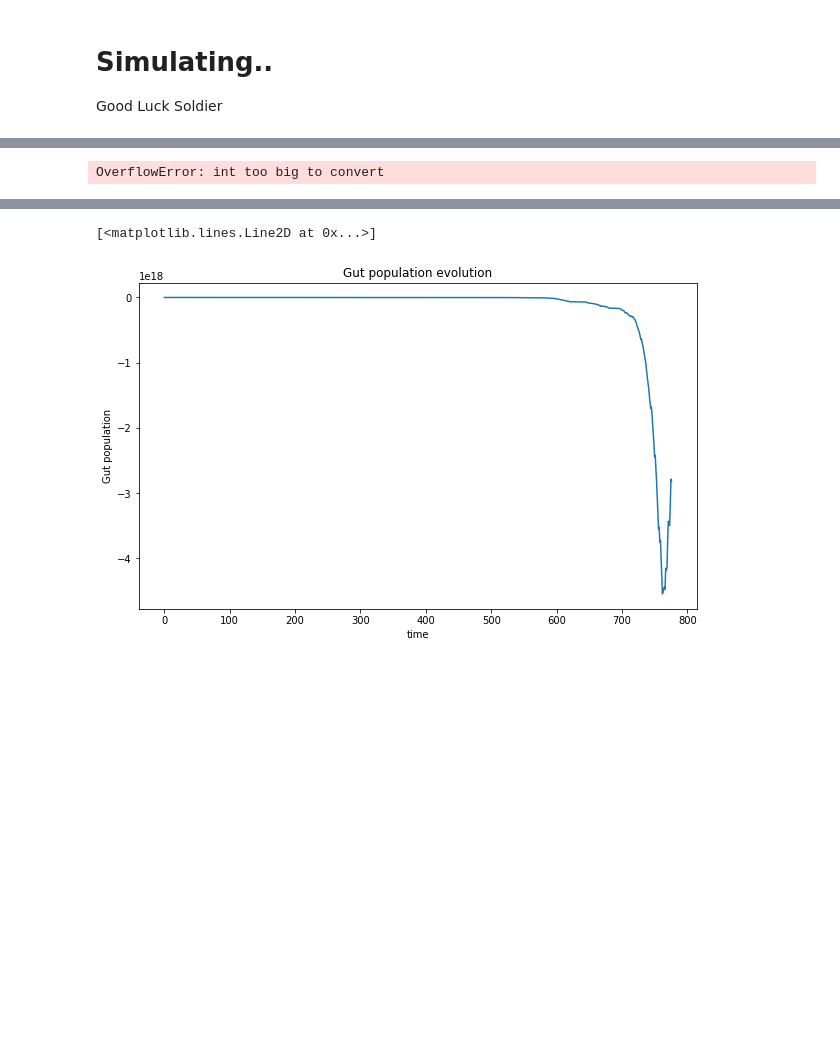
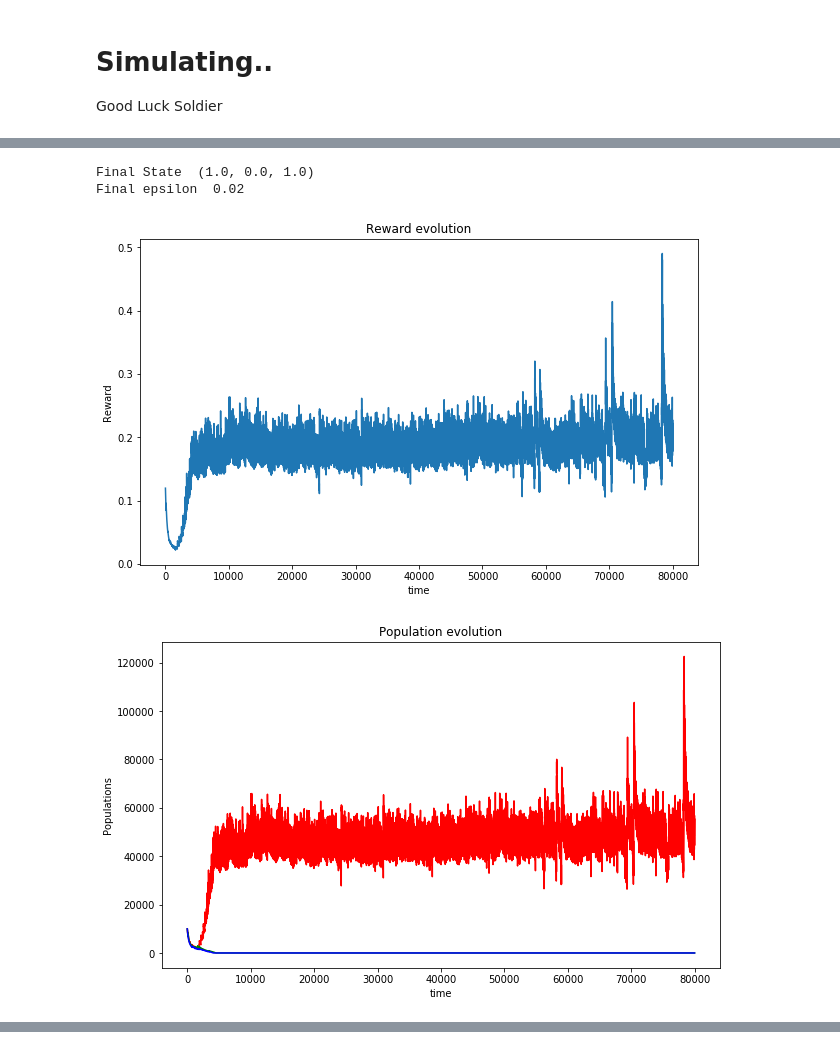
Before and after one commit to GaneshVShinde/GutToyModel, a Jupyter notebook: ashwinToy.ipynb, the cells around one changed output, grey strips where cells are left out. Cells and saved outputs as stored; diff of their text form; code cells hidden in the pictures; blank space fills up the shorter version.

```diff
--- a/ashwinToy.ipynb
+++ b/ashwinToy.ipynb
@@ -438,10 +484,10 @@ population3History = []
 populationDopamineHistory = []
 nutrientDopamineHistory = []
 
-runTime = 30000
+runTime = 80000
 
-gut.growthConstant = 0.02
-gut.decayConstant = 0.0
+gut.growthConstant = 0.1
+gut.decayConstant = 0.001
 
 gut.populationContributionsToDopamine = np.array([1, 1, 1])
 for t in range(runTime):
@@ -457,7 +503,6 @@ for t in range(runTime):
     population3History.append(gut.populations[2])
 
     gut.mapPopulationsToDopamine()
-    gut.penaliseHighPopulation();
     populationDopamine = gut.output
 
     populationDopamineHistory.append(populationDopamine)
@@ -473,8 +518,8 @@ for t in range(runTime):
 
     brain.computeReward(populationDopamine)   #Input can either be nutrient-based or population-based
     brain.learnAndAct()
-
-
+#     if(t%100 == 0):
+#         brain.epsilon = brain.epsilon*0.999
     # Storing Current State, and the Action that led to that state
 
     stateHistory.append(brain.stateSet[brain.currentStateIndex])
@@ -487,8 +532,15 @@ for t in range(runTime):
 
 #     print("XXXXXXXXXXXXX--------------------XXXXXXXXXXXXXXX")
 
-print(stateHistory[-1])
+print("Final State ", stateHistory[-1])
 
+print("Final epsilon ", brain.epsilon)
+
+stateDictionary = {
+    'nutrient1Intake': state1History,
+    'nutrient2Intake': state2History,
+    'nutrient3Intake': state3History
+}
 
 plt.figure(figsize = (10,6))                  #creating a new figure
 plt.title("Reward evolution")
@@ -506,31 +558,34 @@ plt.ylabel("Populations")
 # plt.xlim(0, 100)
 plt.plot (population1History, 'r')
 plt.plot (population2History, 'g')
 plt.plot (population3History, 'b')
 
 
 
 # plt.figure(figsize = (10,6))                  #creating a new figure
 # plt.title("Nutrient Dopamine evolution")
 # plt.xlabel("time")          #labelling axes
 # plt.ylabel("Nutrient Dopamine")
 # # plt.ylim(-0.2, 1.2)
 # # plt.xlim(0, 100)
 # plt.plot (nutrientDopamineHistory)
 
 
 plt.show()
 
 plt.figure(figsize = (10,6))                  #creating a new figure
 plt.title("State evolution")
 plt.ylabel("States")          #labelling axes
 plt.xlabel("time")
 # plt.ylim(-0.2, 1.2)
 # plt.xlim(0, 100)
 plt.plot (state1History, 'r', alpha = 0.8)
 plt.plot (state2History, 'g', alpha = 0.8)
 plt.plot (state3History, 'b', alpha = 0.8)
 
 plt.show()
 # %% [output]
-OverflowError: int too big to convert
+Final State  (1.0, 0.0, 1.0)
+Final epsilon  0.02
+[figure, added]
+[figure, added]
@@ -537,12 +592,0 @@ OverflowError: int too big to convert
-# %%
-
-plt.figure(figsize = (10,6))                  #creating a new figure
-plt.title("Gut population evolution")
-plt.xlabel("time")          #labelling axes
-plt.ylabel("Gut population")
-# plt.ylim(0, 4000)
-# plt.xlim(0, 1500)
-plt.plot (populationDopamineHistory)
-# %% [output]
-[<matplotlib.lines.Line2D at 0x...>]
-[figure, removed]
```
Also changed, not shown: parts of 11 cells of this notebook.
